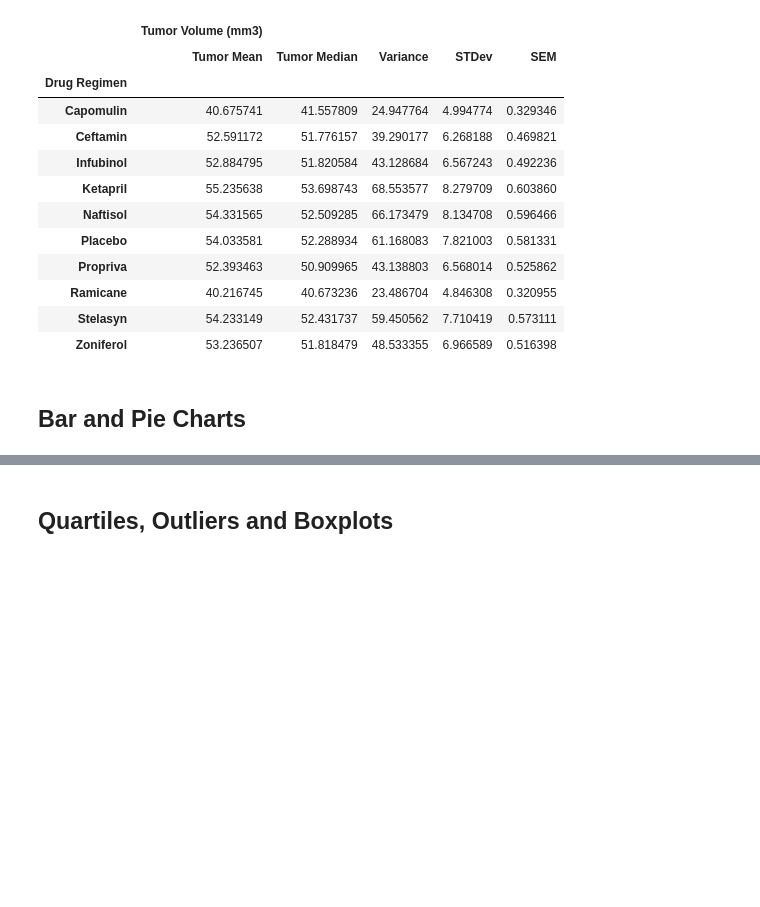
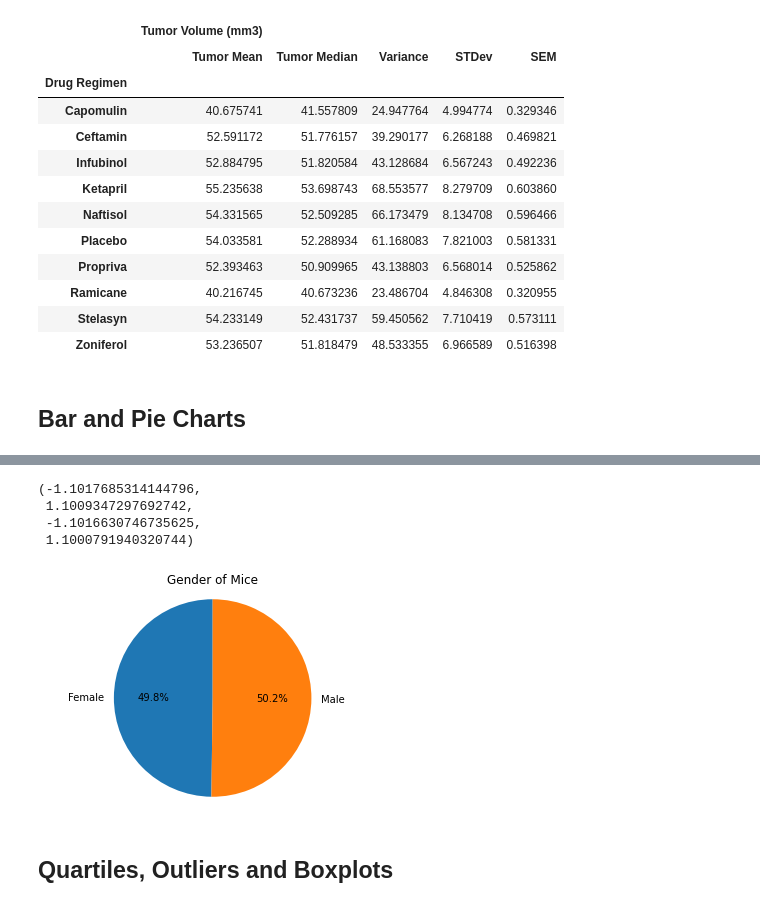
Before and after one commit to perkins228/matplotlib, a Jupyter notebook: Pymaceuticals/pymaceuticals_starter.ipynb, the cells around one changed output, grey strips where cells are left out. Drawn from its saved outputs; the diff is of its cells as text; code cells hidden in the pictures; blank space fills up the shorter version.

```diff
--- a/Pymaceuticals/pymaceuticals_starter.ipynb
+++ b/Pymaceuticals/pymaceuticals_starter.ipynb
@@ -176,5 +206,15 @@ TypeError: 'Index' object is not callable
 # %%
 # Generate a pie plot showing the distribution of female versus male mice using pyplot
+pie_labels = [x for x in gender_count.index]
+plt.pie(gender_count, labels = pie_labels, autopct = "%1.1f%%", startangle = 90 )
+plt.title("Gender of Mice")
+plt.axis("equal")
+# %% [output]
+(-1.1017685314144796,
+ 1.1009347297692742,
+ -1.1016630746735625,
+ 1.1000791940320744)
+[figure, added]
 # %% [markdown]
 ## Quartiles, Outliers and Boxplots
 # %%
```
Also changed, not shown: parts of 3 cells of this notebook.
